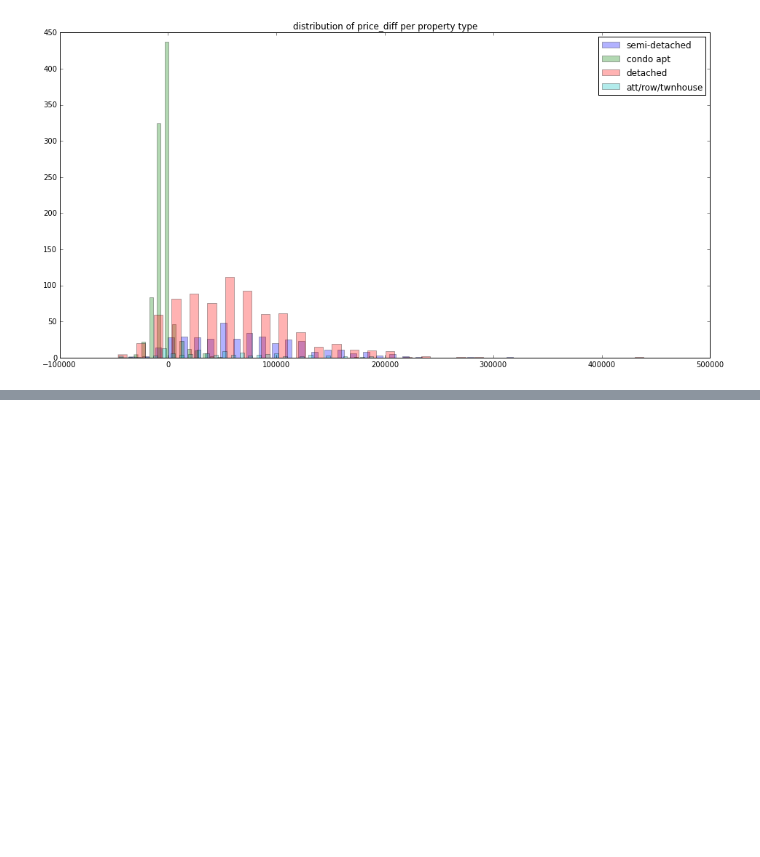
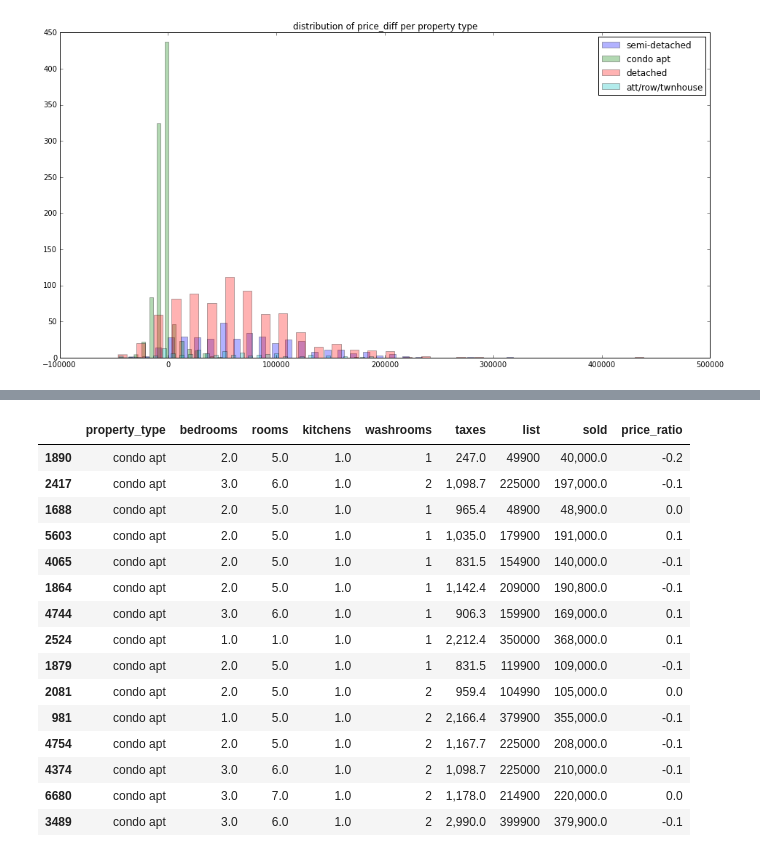
Before and after one commit to regata/playground, a Jupyter notebook: real_estate/notebook.ipynb, the cells around one changed output, grey strips where cells are left out. Cells and saved outputs as stored; diff of their text form; code cells hidden in the pictures; blank space fills up the shorter version.

```diff
--- a/real_estate/notebook.ipynb
+++ b/real_estate/notebook.ipynb
@@ -186,0 +241,22 @@ pyplot.show()
+# %%
+# most error
+top_error_idx = numpy.argsort(-numpy.abs(error_perc))
+test_listing_ids = features_df.index[idx_test[top_error_idx]]
+df_toronto.loc[test_listing_ids][house_feature_names + ['price_ratio']].head(15)
+# %% [output]
+|  | property_type | bedrooms | rooms | kitchens | washrooms | taxes | list | sold | price_ratio |
+| 1890 | condo apt | 2.0 | 5.0 | 1.0 | 1 | 247.0 | 49900 | 40,000.0 | -0.2 |
+| 2417 | condo apt | 3.0 | 6.0 | 1.0 | 2 | 1,098.7 | 225000 | 197,000.0 | -0.1 |
+| 1688 | condo apt | 2.0 | 5.0 | 1.0 | 1 | 965.4 | 48900 | 48,900.0 | 0.0 |
+| 5603 | condo apt | 2.0 | 5.0 | 1.0 | 1 | 1,035.0 | 179900 | 191,000.0 | 0.1 |
+| 4065 | condo apt | 2.0 | 5.0 | 1.0 | 1 | 831.5 | 154900 | 140,000.0 | -0.1 |
+| 1864 | condo apt | 2.0 | 5.0 | 1.0 | 1 | 1,142.4 | 209000 | 190,800.0 | -0.1 |
+| 4744 | condo apt | 3.0 | 6.0 | 1.0 | 1 | 906.3 | 159900 | 169,000.0 | 0.1 |
+| 2524 | condo apt | 1.0 | 1.0 | 1.0 | 1 | 2,212.4 | 350000 | 368,000.0 | 0.1 |
+| 1879 | condo apt | 2.0 | 5.0 | 1.0 | 1 | 831.5 | 119900 | 109,000.0 | -0.1 |
+| 2081 | condo apt | 2.0 | 5.0 | 1.0 | 2 | 959.4 | 104990 | 105,000.0 | 0.0 |
+| 981 | condo apt | 1.0 | 5.0 | 1.0 | 2 | 2,166.4 | 379900 | 355,000.0 | -0.1 |
+| 4754 | condo apt | 2.0 | 5.0 | 1.0 | 2 | 1,167.7 | 225000 | 208,000.0 | -0.1 |
+| 4374 | condo apt | 3.0 | 6.0 | 1.0 | 2 | 1,098.7 | 225000 | 210,000.0 | -0.1 |
+| 6680 | condo apt | 3.0 | 7.0 | 1.0 | 2 | 1,178.0 | 214900 | 220,000.0 | 0.0 |
+| 3489 | condo apt | 3.0 | 6.0 | 1.0 | 2 | 2,990.0 | 399900 | 379,900.0 | -0.1 |
```
Also changed, not shown: parts of 23 cells of this notebook.
